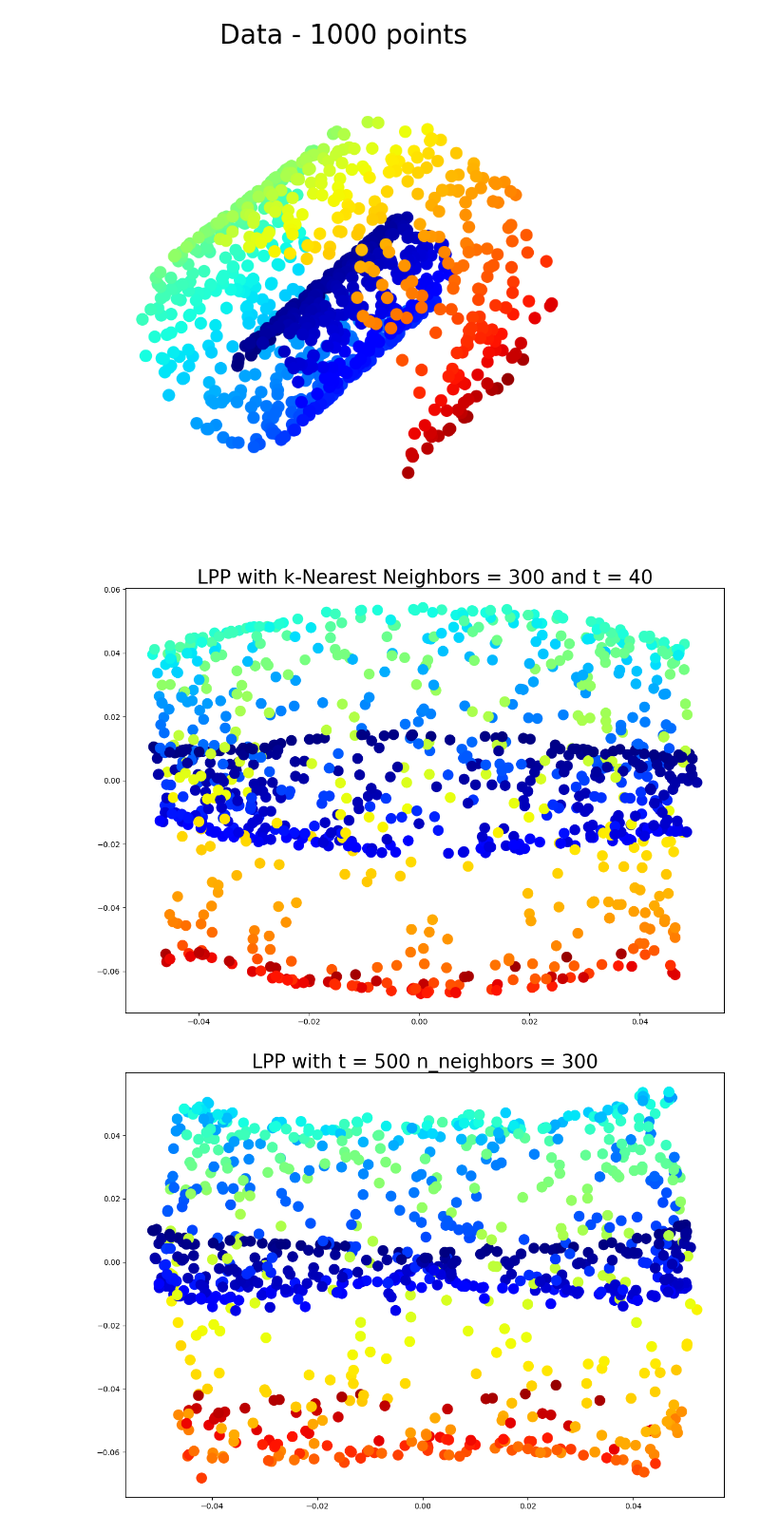
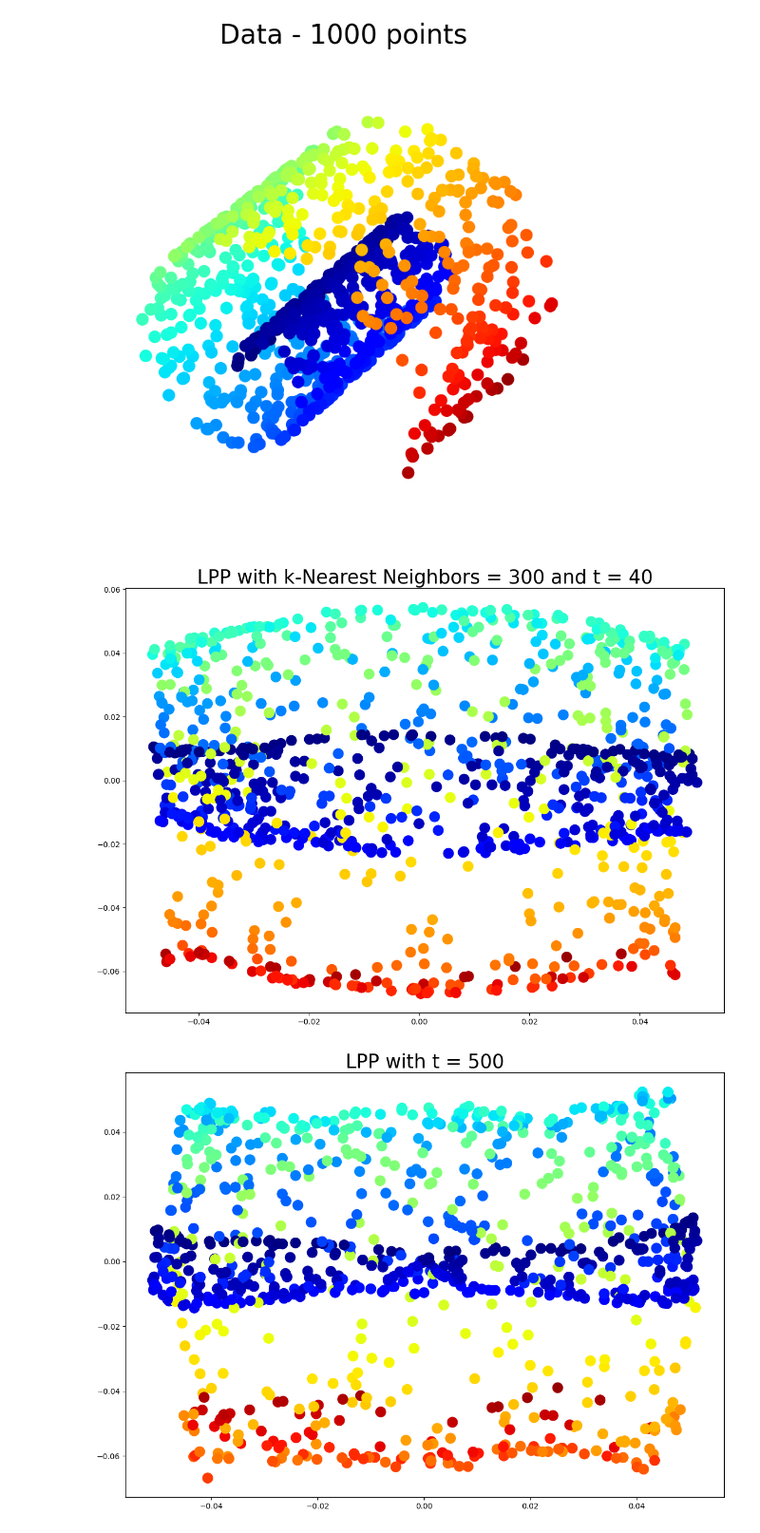
Before and after one commit to TonyHuang6666/Manifold-Learning, a Jupyter notebook: Locality preserving projection/LPP-Original.ipynb, the cells around one changed output. Shown at 95% size. Saved outputs shown, nothing was run; the diff lists cells and outputs as text; code cells hidden in the pictures.

```diff
--- a/Locality preserving projection/LPP-Original.ipynb
+++ b/Locality preserving projection/LPP-Original.ipynb
@@ -81,22 +102,29 @@ def compute_neighborhood_matrix(Data, method, n_neighbors):
     n = len(Data)
     if method == 'knn':
         knn_matrix = k_nearest_neighbors(Data, n_neighbors)
+        knn_adjacency = knn_to_adjacency(knn_matrix)
+        knn_matrix2 = adjacency_to_knn(Data, knn_adjacency, n_neighbors)
         np.savetxt('knn_matrix.csv', knn_matrix, delimiter=',')
+        np.savetxt('knn_adjacency.csv', knn_adjacency, delimiter=',')
+        np.savetxt('knn_matrix2.csv', knn_matrix2, delimiter=',')
         return knn_matrix
     elif method == 'epsilon':
         adjacency_matrix = np.zeros((n, n))
         radius = compute_avg_radius(Data)  # 计算每个数据点的邻域半径
+        distances = pairwise_distances(Data)  # 计算点之间的距离
+        neighbors = np.zeros((n, n))
         for i in range(n):  # 对于数据集中的每个样本点 i
-            distances = np.sqrt(np.sum((Data[i] - Data) ** 2, axis=1))
-            neighbors = []
-            for j in range(n):  # 初始化 neighbors 列表
-                if (distances[j] <= radius[i]) and (len(neighbors) <= n/2): # 如果样本点 j 在第i个样本点的epsilon邻域内
-                    neighbors.append(j)
-            adjacency_matrix[i, neighbors] = 1
-            adjacency_matrix[neighbors, i] = 1
+            neighbors = np.where(distances[i] <= radius[i])[0]  # 选择半径内的点作为邻居
+            if len(neighbors) > n/2:  # 如果邻居数量超过 n/2
+                sorted_indices = np.argsort(distances[i, neighbors])  # 根据距离排序邻居点的索引
+                selected_neighbors = neighbors[sorted_indices[:int(n/2)]]  # 仅选择最近的 n/2 个点作为邻居
+                adjacency_matrix[i, selected_neighbors] = 1 # 更新邻接矩阵
+                adjacency_matrix[selected_neighbors, i] = 1 # 邻接矩阵为对称矩阵
+            else:
+                adjacency_matrix[i, neighbors] = 1
+                adjacency_matrix[neighbors, i] = 1
+        np.savetxt('epsilon_matrix.csv', adjacency_matrix, delimiter=',')
         return adjacency_matrix
-
-
 
 # 构建基于热核方法的权重矩阵
 def construct_weight_matrix(Data, method, n_neighbors, t):
@@ -105,23 +133,17 @@ def construct_weight_matrix(Data, method, n_neighbors, t):
     Weight_matrix = np.zeros((n, n))
     if method == 'knn':
         dist_matrix = pairwise_distances(Data)
-        np.savetxt('knn_neighborhood_matrix.csv', neighborhood_matrix, delimiter=',')
         for i in range(n):  # 对于数据集中的每个样本点 i
             for j in neighborhood_matrix[i]:  # 对于样本点 i 的邻居点 j
                 Weight_matrix[i][int(j)] = np.exp(-dist_matrix[i][int(j)] ** 2 / (4 * t)) * 1 / ((4 * Pi * t) ** (1 / 2))  # 使用热核方法计算权重
                 Weight_matrix[int(j)][i] = np.exp(-dist_matrix[int(j)][i] ** 2 / (4 * t)) * 1 / ((4 * Pi * t) ** (1 / 2))  # 邻接矩阵为对称矩阵
         np.savetxt('knn_weight_matrix.csv', Weight_matrix, delimiter=',')
     elif method == 'epsilon':
-        np.savetxt('epsilon_neighborhood_matrix.csv', neighborhood_matrix, delimiter=',')
         for i in range(n):  # 对于数据集中的每个样本点 i
             for j in range(n):  # 对于数据集中的每个样本点 j
                 if neighborhood_matrix[i, j] == 1:  # 如果样本点 j 在第i个样本点的epsilon邻域内
                     distance = np.linalg.norm(Data[i] - Data[j])  # 计算样本点 i 和 j 之间的距离（欧式距离）
                     Weight_matrix[i, j] = np.exp(-distance ** 2 / (4 * t)) * 1 / ((4 * Pi * t) ** (1 / 2))  # 使用热核方法计算权重
                     Weight_matrix[j, i] = np.exp(-distance ** 2 / (4 * t)) * 1 / ((4 * Pi * t) ** (1 / 2))  # 邻接矩阵为对称矩阵
-                # 如果样本点j不在第i个样本点的epsilon邻域内，则使用k最近邻的方法计算权重
-                # elif neighborhood_matrix[i, j] == 0:
-                    #Weight_matrix[i][int(j)] = np.exp(-dist_matrix[i][int(j)] ** 2 / (4 * t)) * 1 / ((4 * Pi * t) ** (1 / 2))  # 使用热核方法计算权重
-                    #Weight_matrix[int(j)][i] = np.exp(-dist_matrix[int(j)][i] ** 2 / (4 * t)) * 1 / ((4 * Pi * t) ** (1 / 2))  # 邻接矩阵为对称矩阵
         np.savetxt('epsilon_weight_matrix.csv', Weight_matrix, delimiter=',')
     return Weight_matrix
@@ -162,6 +169,7 @@ def LPP(Data, n_components, method, n_neighbors, t):
     # Step 2: 计算度矩阵和拉普拉斯矩阵
     Degree_matrix = np.diag(np.sum(Weight_matrix, axis=1))
     Laplacian_matrix = Degree_matrix - Weight_matrix
+    np.savetxt('Laplacian_matrix.csv', Laplacian_matrix, delimiter=',')
     # Step 3: 进行特征映射
     selected_eigenvectors = eigen_mapping(Laplacian_matrix, n_components)
     return selected_eigenvectors
@@ -190,31 +198,31 @@ ax.axis("off")
 # %%
 # 绘制及保存投影图
 if not os.path.exists('output'):
     os.makedirs('output')
 for method in ['knn', 'epsilon']:
     plt.figure(figsize=(14, 10))
     if method == 'epsilon':
         t= 500
         n_neighbors = 300
         lpp_embeddings = LPP(Data_T, n_components=2, method=method, n_neighbors=n_neighbors, t=t)
-        plt.title('LPP with t = ' + str(t) + ' n_neighbors = ' + str(n_neighbors), size=25)
+        plt.title('LPP with t = ' + str(t), size=25)
         file_name = 'LPP_epsilon_t = ' + str(t) + '.png'
         file_path = os.path.join('.', 'output', file_name)
         plt.scatter(lpp_embeddings[:, 0], lpp_embeddings[:, 1], c=plt.cm.jet((Data_T[:, 0] ** 2 + Data_T[:, 2] ** 2) / 100),s=200, lw=0, alpha=1)
         plt.savefig(file_path)
     elif method == 'knn':
         n_neighbors = 300
         t= 40
         lpp_embeddings = LPP(Data_T, n_components=2, method=method, n_neighbors=n_neighbors, t=t)
         plt.title('LPP with k-Nearest Neighbors = ' + str(n_neighbors) + ' and t = ' + str(t), size=25)
         file_name = 'LPP_knn_' + str(n_neighbors) + '_t=' + str(t) + '.png'
         file_path = os.path.join('.', 'output', file_name)
         plt.scatter(lpp_embeddings[:, 0], lpp_embeddings[:, 1], c=plt.cm.jet((Data_T[:, 0] ** 2 + Data_T[:, 2] ** 2) / 100),s=200, lw=0, alpha=1)
         plt.savefig(file_path)
     plt.show()
 # %% [output]
 [figure]
-[figure, old version]
+[figure, new version]
 # %%
 from myLPP import LocalityPreservingProjection
 #创建 LPP 模型
```
Also changed, not shown: parts of 2 cells of this notebook.
